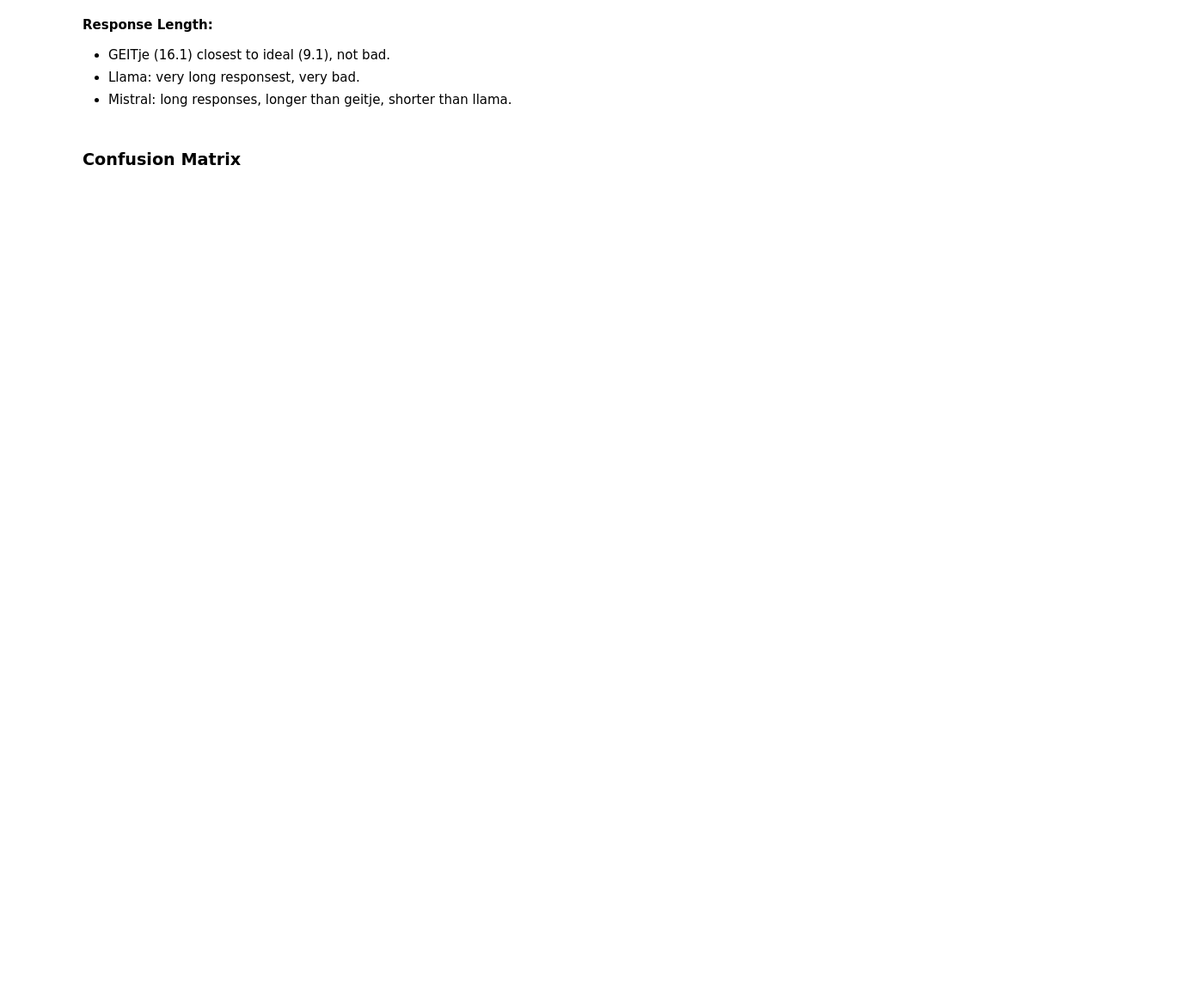
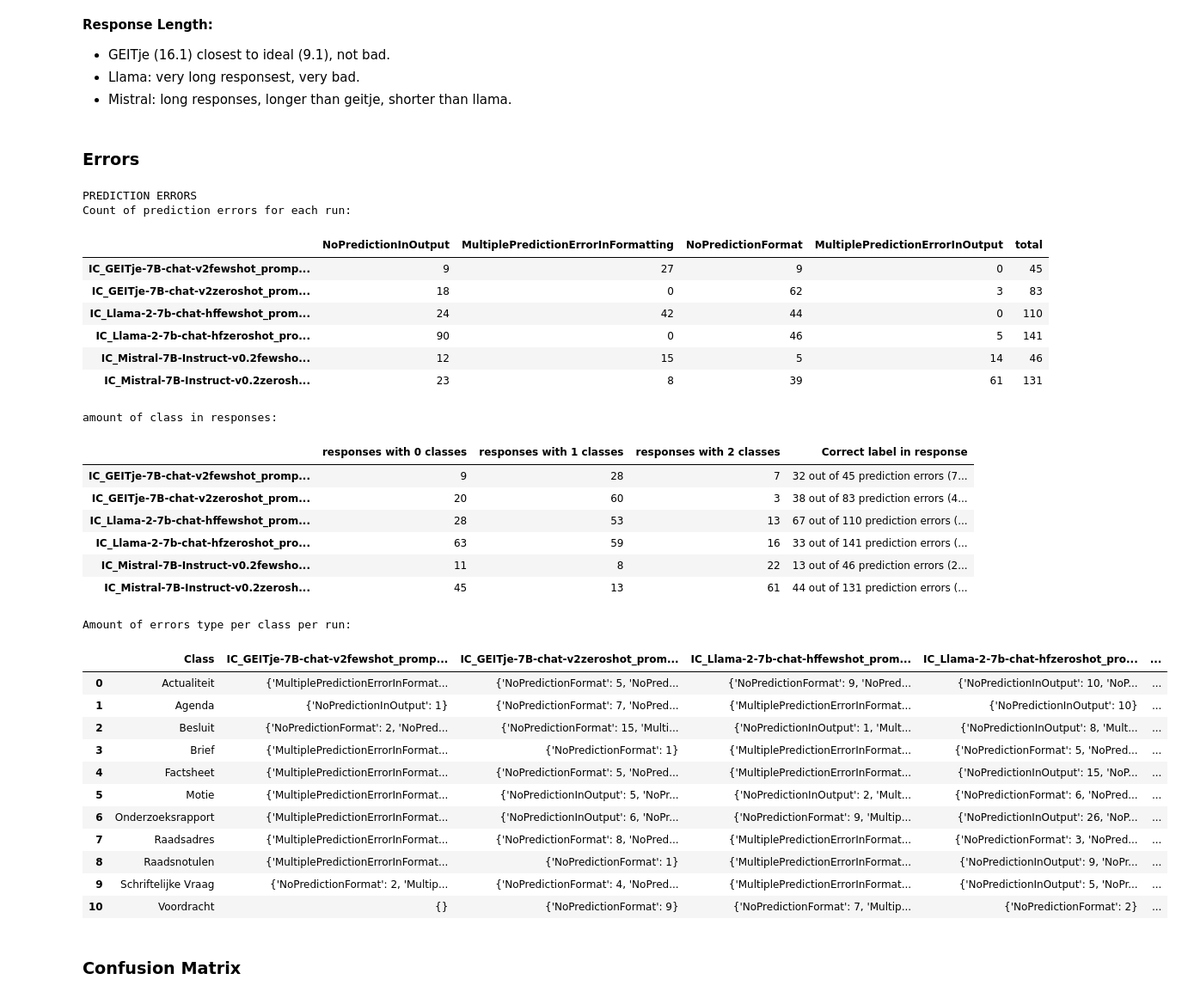
Before and after one commit to Amsterdam-Internships/document-classification-using-large-language-models, a Jupyter notebook: PredictionAnalysis/InContextExperiment.ipynb, the cells around one changed output. Shown at 86% size. Cells and saved outputs as stored; diff of their text form; code cells hidden in the pictures; blank space fills up the shorter version.

Commit message:
add error analysis to incontextexperiment

```diff
--- a/PredictionAnalysis/InContextExperiment.ipynb
+++ b/PredictionAnalysis/InContextExperiment.ipynb
@@ -365,6 +365,41 @@ RESPONSE LENGTH
 -  GEITje (16.1) closest to ideal (9.1), not bad.
 - Llama: very long responsest, very bad.
 - Mistral: long responses, longer than geitje, shorter than llama.
+# %% [markdown]
+### Errors
+# %%
+prediction_errors(combined)
+# %% [output]
+PREDICTION ERRORS
+Count of prediction errors for each run:
+|  | NoPredictionInOutput | MultiplePredictionErrorInFormatting | NoPredictionFormat | MultiplePredictionErrorInOutput | total |
+| IC_GEITje-7B-chat-v2fewshot_promp... | 9 | 27 | 9 | 0 | 45 |
+| IC_GEITje-7B-chat-v2zeroshot_prom... | 18 | 0 | 62 | 3 | 83 |
+| IC_Llama-2-7b-chat-hffewshot_prom... | 24 | 42 | 44 | 0 | 110 |
+| IC_Llama-2-7b-chat-hfzeroshot_pro... | 90 | 0 | 46 | 5 | 141 |
+| IC_Mistral-7B-Instruct-v0.2fewsho... | 12 | 15 | 5 | 14 | 46 |
+| IC_Mistral-7B-Instruct-v0.2zerosh... | 23 | 8 | 39 | 61 | 131 |
+amount of class in responses:
+|  | responses with 0 classes | responses with 1 classes | responses with 2 classes | Correct label in response |
+| IC_GEITje-7B-chat-v2fewshot_promp... | 9 | 28 | 7 | 32 out of 45 prediction errors (7... |
+| IC_GEITje-7B-chat-v2zeroshot_prom... | 20 | 60 | 3 | 38 out of 83 prediction errors (4... |
+| IC_Llama-2-7b-chat-hffewshot_prom... | 28 | 53 | 13 | 67 out of 110 prediction errors (... |
+| IC_Llama-2-7b-chat-hfzeroshot_pro... | 63 | 59 | 16 | 33 out of 141 prediction errors (... |
+| IC_Mistral-7B-Instruct-v0.2fewsho... | 11 | 8 | 22 | 13 out of 46 prediction errors (2... |
+| IC_Mistral-7B-Instruct-v0.2zerosh... | 45 | 13 | 61 | 44 out of 131 prediction errors (... |
+Amount of errors type per class per run:
+|  | Class | IC_GEITje-7B-chat-v2fewshot_promp... | IC_GEITje-7B-chat-v2zeroshot_prom... | IC_Llama-2-7b-chat-hffewshot_prom... | IC_Llama-2-7b-chat-hfzeroshot_pro... | ... |
+| 0 | Actualiteit | {'MultiplePredictionErrorInFormat... | {'NoPredictionFormat': 5, 'NoPred... | {'NoPredictionFormat': 9, 'NoPred... | {'NoPredictionInOutput': 10, 'NoP... | ... |
+| 1 | Agenda | {'NoPredictionInOutput': 1} | {'NoPredictionFormat': 7, 'NoPred... | {'MultiplePredictionErrorInFormat... | {'NoPredictionInOutput': 10} | ... |
+| 2 | Besluit | {'NoPredictionFormat': 2, 'NoPred... | {'NoPredictionFormat': 15, 'Multi... | {'NoPredictionInOutput': 1, 'Mult... | {'NoPredictionInOutput': 8, 'Mult... | ... |
+| 3 | Brief | {'MultiplePredictionErrorInFormat... | {'NoPredictionFormat': 1} | {'MultiplePredictionErrorInFormat... | {'NoPredictionFormat': 5, 'NoPred... | ... |
+| 4 | Factsheet | {'MultiplePredictionErrorInFormat... | {'NoPredictionFormat': 5, 'NoPred... | {'MultiplePredictionErrorInFormat... | {'NoPredictionInOutput': 15, 'NoP... | ... |
+| 5 | Motie | {'MultiplePredictionErrorInFormat... | {'NoPredictionInOutput': 5, 'NoPr... | {'NoPredictionInOutput': 2, 'Mult... | {'NoPredictionFormat': 6, 'NoPred... | ... |
+| 6 | Onderzoeksrapport | {'MultiplePredictionErrorInFormat... | {'NoPredictionInOutput': 6, 'NoPr... | {'NoPredictionFormat': 9, 'Multip... | {'NoPredictionInOutput': 26, 'NoP... | ... |
+| 7 | Raadsadres | {'MultiplePredictionErrorInFormat... | {'NoPredictionFormat': 8, 'NoPred... | {'MultiplePredictionErrorInFormat... | {'NoPredictionFormat': 3, 'NoPred... | ... |
+| 8 | Raadsnotulen | {'MultiplePredictionErrorInFormat... | {'NoPredictionFormat': 1} | {'MultiplePredictionErrorInFormat... | {'NoPredictionInOutput': 9, 'NoPr... | ... |
+| 9 | Schriftelijke Vraag | {'NoPredictionFormat': 2, 'Multip... | {'NoPredictionFormat': 4, 'NoPred... | {'MultiplePredictionErrorInFormat... | {'NoPredictionInOutput': 5, 'NoPr... | ... |
+| 10 | Voordracht | {} | {'NoPredictionFormat': 9} | {'NoPredictionFormat': 7, 'Multip... | {'NoPredictionFormat': 2} | ... |
 # %% [markdown]
 ### Confusion Matrix
 # %%
```
